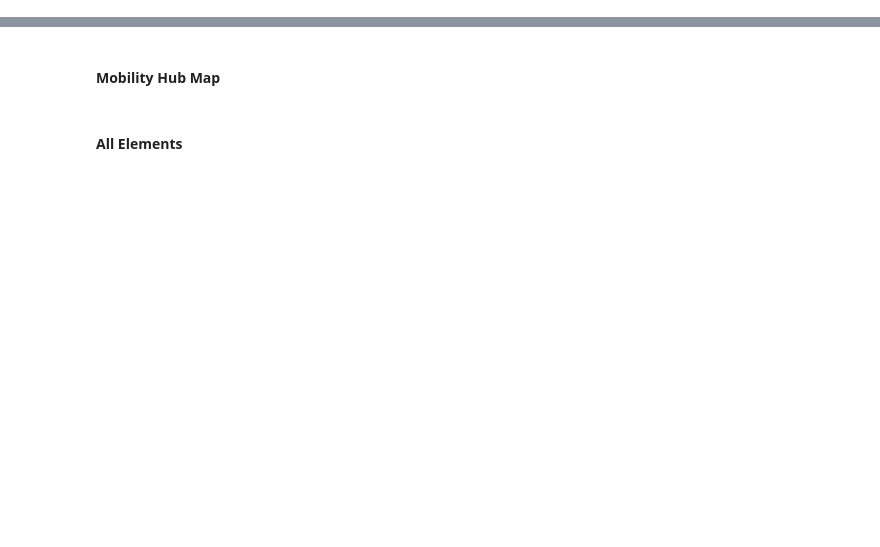
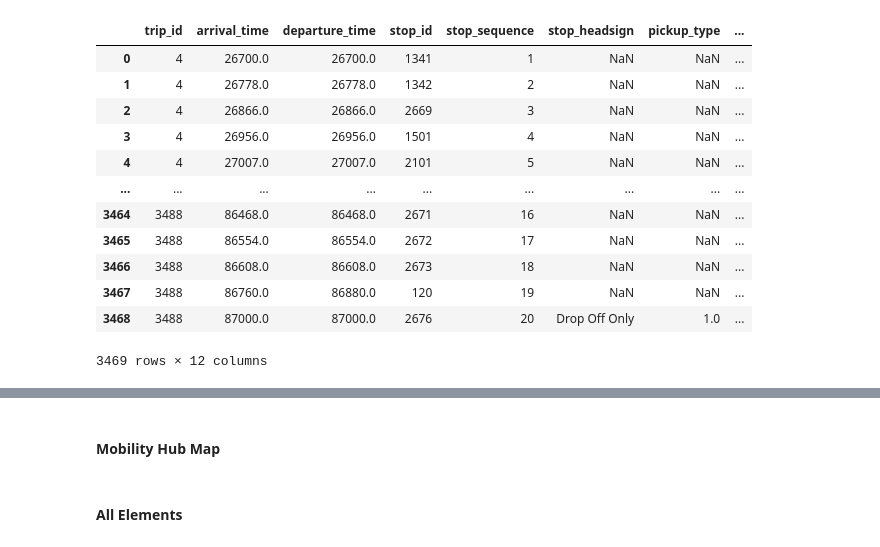
Before and after one commit to SUMobility/se_analysis_tool, a Jupyter notebook: mapper.ipynb, the cells around one changed output, grey strips where cells are left out. Saved outputs shown, nothing was run; the diff lists cells and outputs as text; code cells hidden in the pictures; blank space fills up the shorter version.

```diff
--- a/mapper.ipynb
+++ b/mapper.ipynb
@@ -73,25 +75,27 @@ map_area
 # %%
+import pandas as pd
+
+
 network = transitWrappers.TransitNetwork([], CONFIG[CONFIG_MAP_AREA_PROJECTED_CRS])
 scmtd_feed = transitWrappers.FeedWrapper.FeedWrapper(
     feed_path="cache/gtfs_cache/santacruz/GTFS_scmtd.zip",
     feed_id="f-9q9-scmtdcom",
     filter_area=map_area,
-    filter_area_crs=GEODESIC_CRS
+    filter_area_crs=GEODESIC_CRS,
+    min_trips=5
 )
 taps_feed = transitWrappers.FeedWrapper.FeedWrapper(
     feed_path="/Users/jonah-sumc/Documents/sumc_fta_mobility_hub_project/cache/gtfs_cache/santacruz/GTFS_f-9q9-ucsc~taps.zip",
     feed_id="f-9q9-ucsc~taps",
     filter_area=map_area,
-    filter_area_crs=GEODESIC_CRS
+    filter_area_crs=GEODESIC_CRS,
+    min_trips=5
 )
+
 network.add_feed(scmtd_feed)
 network.add_feed(taps_feed)
-network.create_route_graph()
-start = dt.time(hour=10)
-end = dt.time(hour=15)
-diff = dt.timedelta(hours=5)
-headways, frequencies = network._get_headways_frequencies_for_all_routes(
-    network._get_stop_times_for_time_period(dt.time(hour=10), dt.time(hour=15)),
-    80,
-    diff
-)
+df=network._create_route_graph()
+
+start = dt.time(hour=0)
+end = dt.time(hour=23, minute=59)
+df_route = network.get_summary_overlaps_df()
@@ -97,0 +123,16 @@ headways, frequencies = network._get_headways_frequencies_for_all_routes(
+# %%
+taps_feed.feed.stop_times
+# %% [output]
+|  | trip_id | arrival_time | departure_time | stop_id | stop_sequence | stop_headsign | pickup_type | ... |
+| 0 | 4 | 26700.0 | 26700.0 | 1341 | 1 | NaN | NaN | ... |
+| 1 | 4 | 26778.0 | 26778.0 | 1342 | 2 | NaN | NaN | ... |
+| 2 | 4 | 26866.0 | 26866.0 | 2669 | 3 | NaN | NaN | ... |
+| 3 | 4 | 26956.0 | 26956.0 | 1501 | 4 | NaN | NaN | ... |
+| 4 | 4 | 27007.0 | 27007.0 | 2101 | 5 | NaN | NaN | ... |
+| ... | ... | ... | ... | ... | ... | ... | ... | ... |
+| 3464 | 3488 | 86468.0 | 86468.0 | 2671 | 16 | NaN | NaN | ... |
+| 3465 | 3488 | 86554.0 | 86554.0 | 2672 | 17 | NaN | NaN | ... |
+| 3466 | 3488 | 86608.0 | 86608.0 | 2673 | 18 | NaN | NaN | ... |
+| 3467 | 3488 | 86760.0 | 86880.0 | 120 | 19 | NaN | NaN | ... |
+| 3468 | 3488 | 87000.0 | 87000.0 | 2676 | 20 | Drop Off Only | 1.0 | ... |
+3469 rows × 12 columns
```
Also changed, not shown: parts of 13 cells of this notebook, 5 other files.
